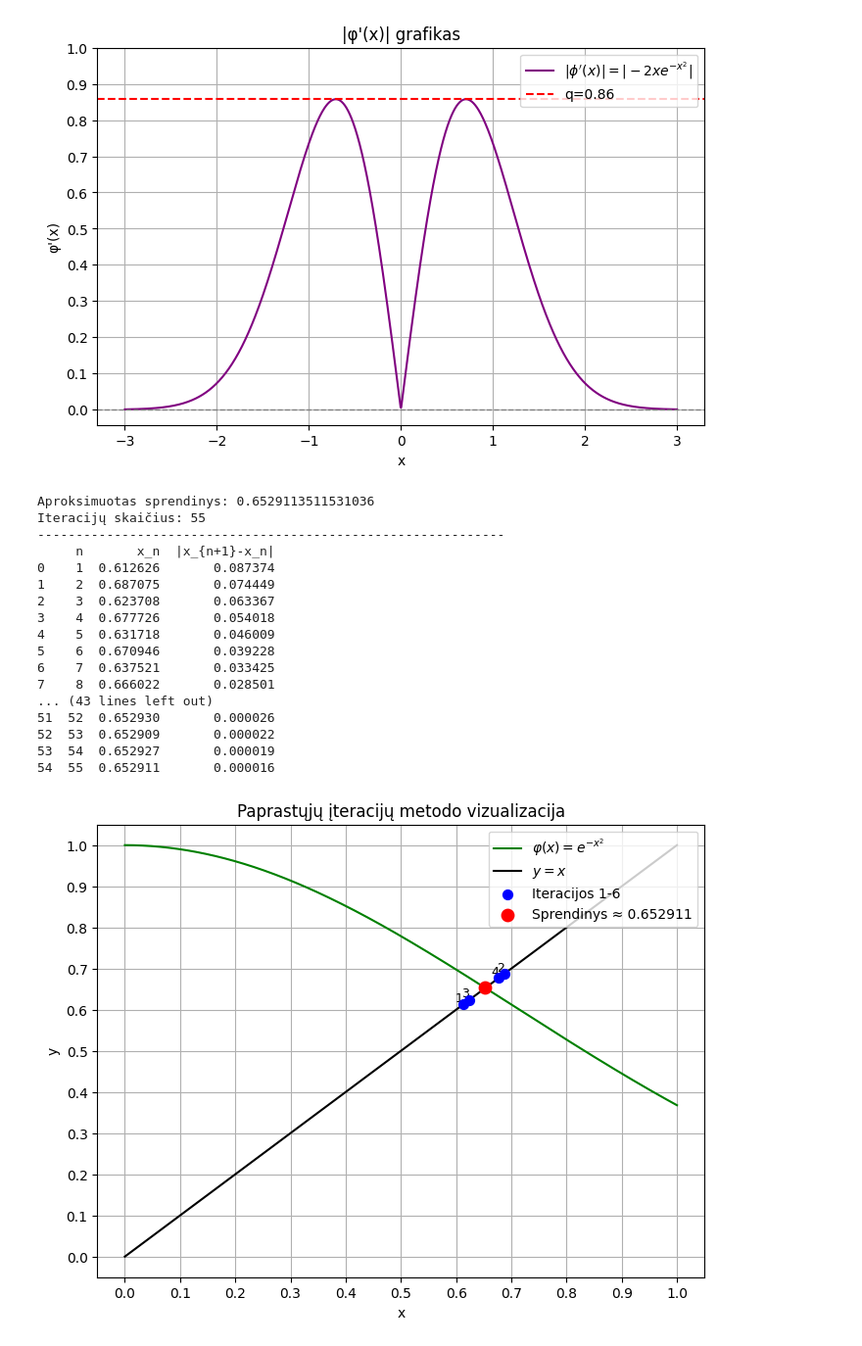
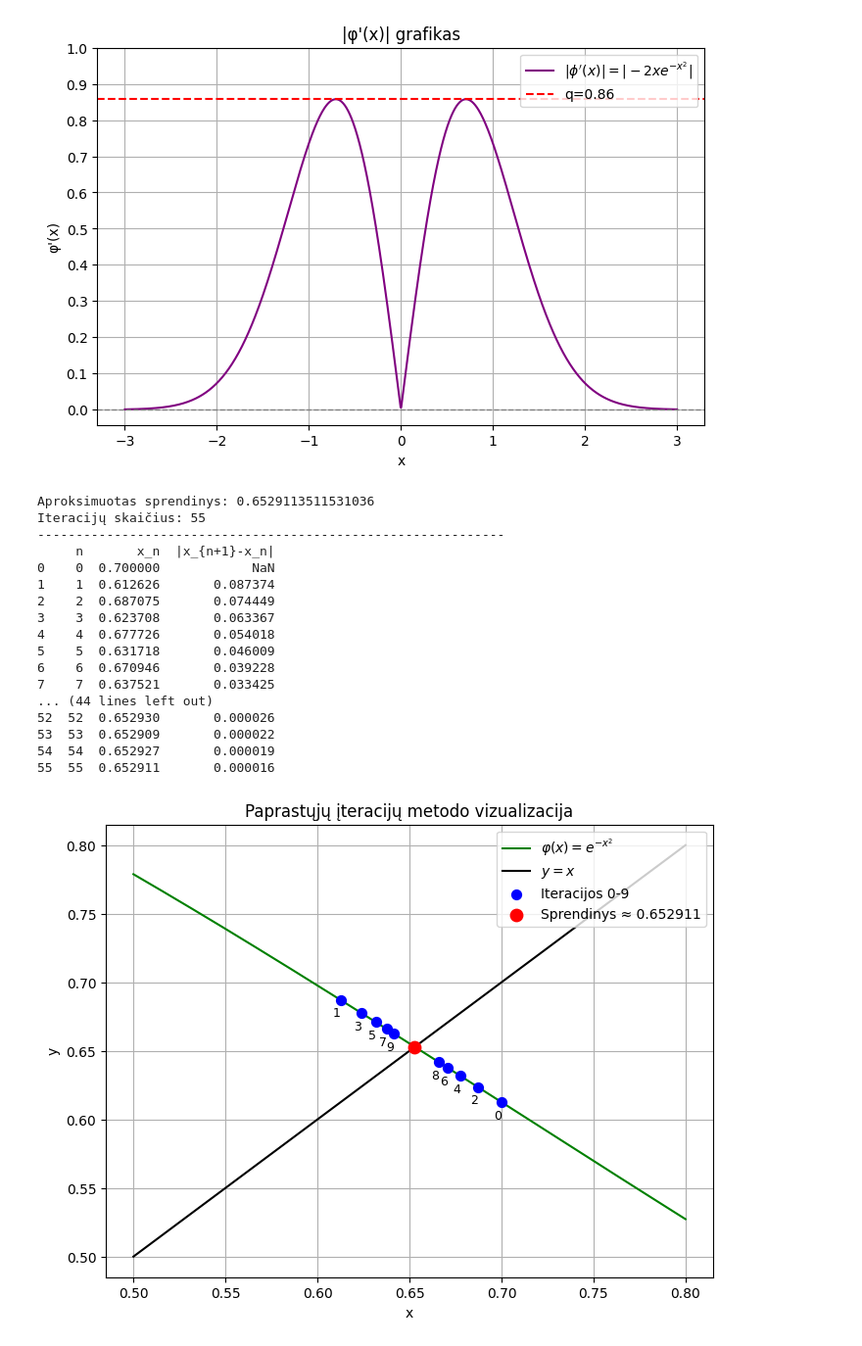
Before and after one commit to ignascerniauskas/SKAITINIAI-METODAI, a Jupyter notebook: I_Lab.ipynb, the cells around one changed output. Shown at 98% size. Drawn from its saved outputs; the diff is of its cells as text; code cells hidden in the pictures.

```diff
--- a/I_Lab.ipynb
+++ b/I_Lab.ipynb
@@ -86,7 +86,7 @@ print(f"Rasta šaknis: {root:.10f}")
 ------------------------------------------------------------
 Rasta šaknis: 0.6528930664
 # %%
-x_vals = np.linspace(a-0.5, b+0.5, 1000)
+x_vals = np.linspace(a, b, 1000)
 y_vals = f(x_vals)
 
 plt.figure(figsize=(8,6))
@@ -94,17 +94,17 @@ plt.axhline(0, color='grey', linewidth=1, linestyle='--')
 plt.plot(x_vals, y_vals, color="green", label=r"$f(x) = e^{-x^2} - x$")
 plt.axvline(a, color="red", linestyle="--", label=f"a={a}")
 plt.axvline(b, color="blue", linestyle="--", label=f"b={b}")
-plt.scatter(df["c_n"].iloc[0:4], df["f(c_n)"].iloc[0:4], color="blue", s=50, zorder=5, label="Iteracijos 1-4")
+plt.scatter(df["c_n"].iloc[0:4], df["f(c_n)"].iloc[0:4], color="blue", s=50, zorder=5, label="Iteracijos 0-3")
 plt.scatter(root, f(root), color='red', s=50, zorder=5, label=f"Šaknis ≈ {root:.10f}")
 
 for i, (x, y) in enumerate(zip(df["c_n"].iloc[0:4], df["f(c_n)"].iloc[0:4])):
-    plt.text(x, y, f"{i+1}", fontsize=9, ha="left", va="bottom")
+    plt.text(x, y, f"{i}", fontsize=9, ha="left", va="bottom")
 
 plt.title("Pusiaukirtos metodo vizualizacija")
 plt.xlabel("x")
 plt.ylabel("f(x)")
-plt.xticks(np.arange(-0.5, 1.7, 0.2))
-plt.yticks(np.arange(-1.5, 1.7, 0.2))
+plt.xticks(np.arange(0, 1, 0.1))
+plt.yticks(np.arange(-0.7, 1.1, 0.1))
 plt.legend(loc="upper right")
 plt.grid(True)
 plt.show()
@@ -119,6 +119,8 @@ def paprastuju_iteraciju(phi, x0, epsilon, q, max_iter=100):
     rez = []
 
     riba = (1 - q) / q * epsilon
+    rez.append({"n": 0, "x_n": x0, "|x_{n+1}-x_n|": None})
+
 
     while n < max_iter:
         x_new = phi(x)
@@ -187,41 +189,41 @@ Aproksimuotas sprendinys: 0.6529113511531036
 Iteracijų skaičius: 55
 -------------------------------------------------------------
      n       x_n  |x_{n+1}-x_n|
-0    1  0.612626       0.087374
-1    2  0.687075       0.074449
-2    3  0.623708       0.063367
-3    4  0.677726       0.054018
-4    5  0.631718       0.046009
-5    6  0.670946       0.039228
-6    7  0.637521       0.033425
-7    8  0.666022       0.028501
-... (43 lines left out)
-51  52  0.652930       0.000026
-52  53  0.652909       0.000022
-53  54  0.652927       0.000019
-54  55  0.652911       0.000016
+0    0  0.700000            NaN
+1    1  0.612626       0.087374
+2    2  0.687075       0.074449
+3    3  0.623708       0.063367
+4    4  0.677726       0.054018
+5    5  0.631718       0.046009
+6    6  0.670946       0.039228
+7    7  0.637521       0.033425
+... (44 lines left out)
+52  52  0.652930       0.000026
+53  53  0.652909       0.000022
+54  54  0.652927       0.000019
+55  55  0.652911       0.000016
 # %%
-x_vals = np.linspace(a, b, 1000)
+x_vals = np.linspace(0.5, 0.8, 1000)
 phi_vals = phi(x_vals)
 
 plt.figure(figsize=(8,6))
 plt.plot(x_vals, phi_vals, color="green", label=r"$\varphi(x) = e^{-x^2}$")
 plt.plot(x_vals, x_vals, color="black", label=r"$y=x$")
 
-plt.scatter(table["x_n"].iloc[:4], table["x_n"].iloc[:4], color="blue", s=50, zorder=5, label="Iteracijos 1-6")
-for i in range(4):
-    plt.text(table["x_n"].iloc[i], table["x_n"].iloc[i], f"{i+1}", fontsize=9, ha="right", va="bottom")
+plt.scatter(table["x_n"].iloc[:10], phi(table["x_n"].iloc[:10]), color="blue", s=50, zorder=5, label="Iteracijos 0-9")
+for i in range(10):
+    plt.text(table["x_n"].iloc[i], phi(table["x_n"].iloc[i])-0.005, f"{i}", fontsize=9, ha="right", va="top")
 
 plt.scatter(root, root, color="red", s=80, zorder=6, label=f"Sprendinys ≈ {root:.6f}")
 
 plt.title("Paprastųjų įteracijų metodo vizualizacija")
 plt.xlabel("x")
 plt.ylabel("y")
 plt.legend()
 plt.legend(loc="upper right")
-plt.yticks(np.arange(0, 1.1, 0.1))
-plt.xticks(np.arange(0, 1.1, 0.1))
+plt.yticks(np.arange(0.5, 0.8, 0.05))
+plt.xticks(np.arange(0.5, 0.8, 0.05))
 plt.grid(True)
 plt.show()
 # %% [output]
-[figure, old version]
+[figure, new version]
```
Also changed, not shown: parts of 1 cell of this notebook.
